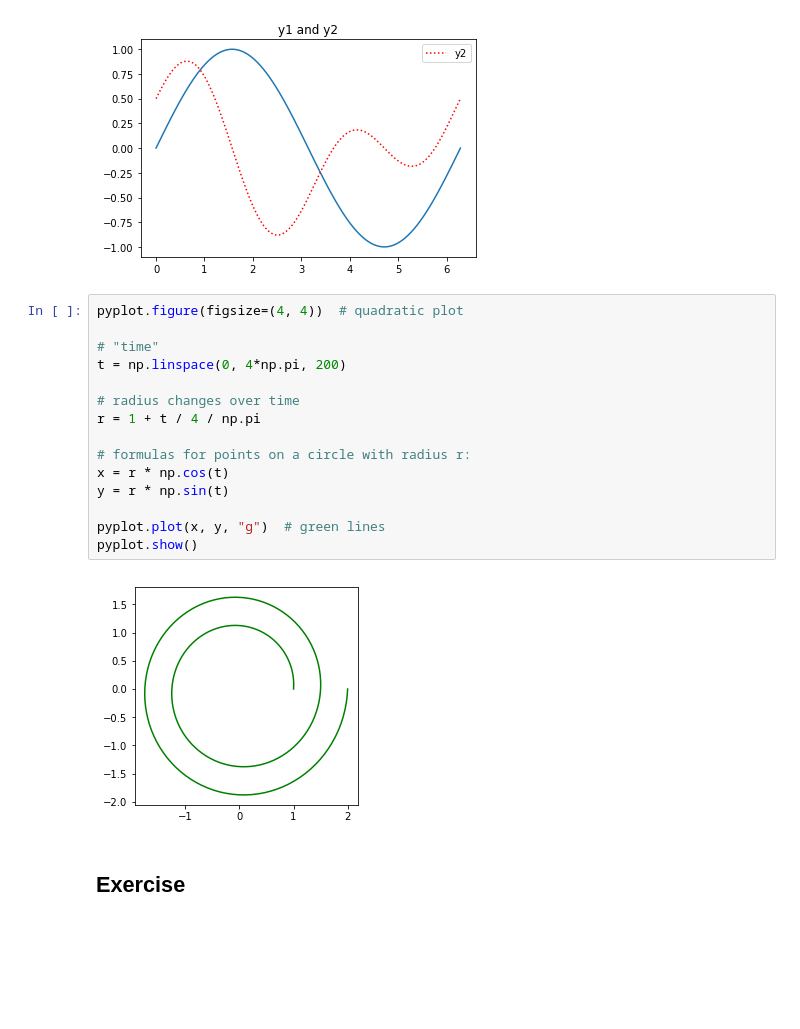
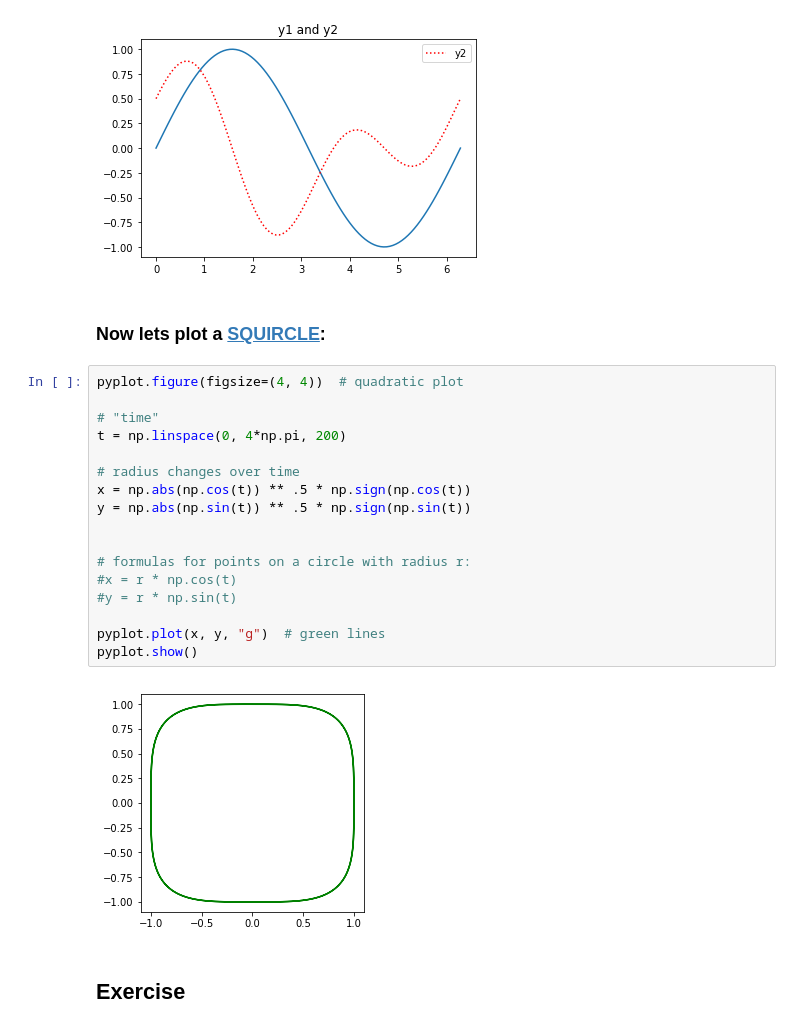
Before and after one commit to uweschmitt/python-challenges, a Jupyter notebook: challenges.ipynb, the cells around one changed output. Drawn from its saved outputs; the diff is of its cells as text; blank space fills up the shorter version.

```diff
--- a/challenges.ipynb
+++ b/challenges.ipynb
@@ -109,23 +111,27 @@ pyplot.savefig("y1_and_y2.png")
 pyplot.show()
 # %% [output]
 [figure]
+# %% [markdown]
+### Now lets plot a <a href="https://www.wikiwand.com/en/Squircle">SQUIRCLE</a>:
 # %%
 pyplot.figure(figsize=(4, 4))  # quadratic plot
 
 # "time"
 t = np.linspace(0, 4*np.pi, 200)
 
 # radius changes over time
-r = 1 + t / 4 / np.pi
+x = np.abs(np.cos(t)) ** .5 * np.sign(np.cos(t))
+y = np.abs(np.sin(t)) ** .5 * np.sign(np.sin(t))
+
 
 # formulas for points on a circle with radius r:
-x = r * np.cos(t)
-y = r * np.sin(t)
+#x = r * np.cos(t)
+#y = r * np.sin(t)
 
 pyplot.plot(x, y, "g")  # green lines
 pyplot.show()
 # %% [output]
-[figure, old version]
+[figure, new version]
 # %% [markdown]
 ## Exercise
 # %% [markdown]
```
Also changed, not shown: parts of 15 cells of this notebook, 8 other files.
